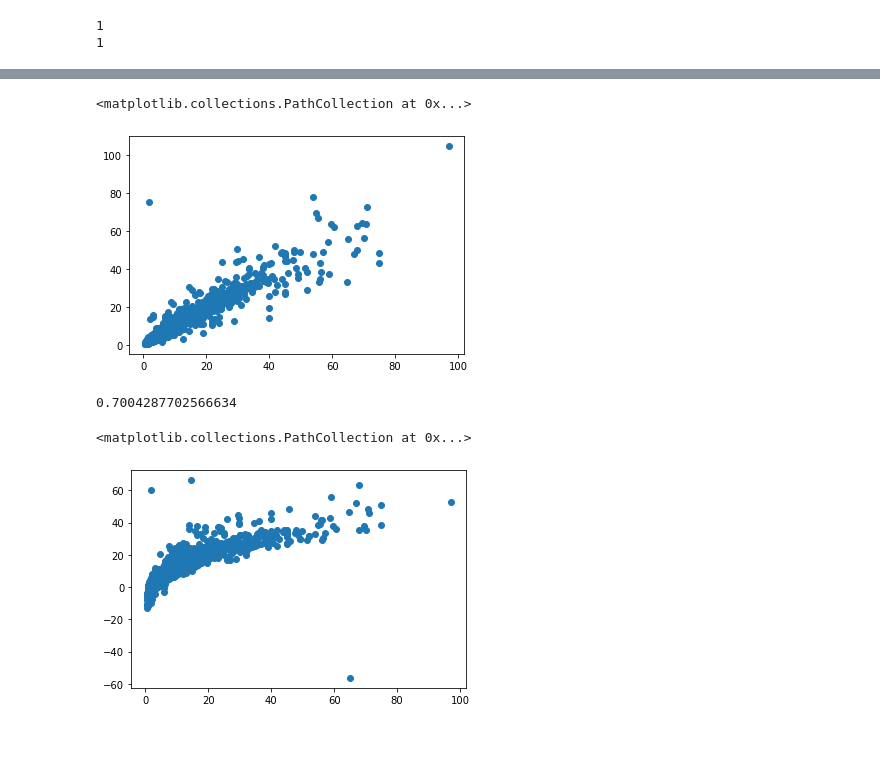
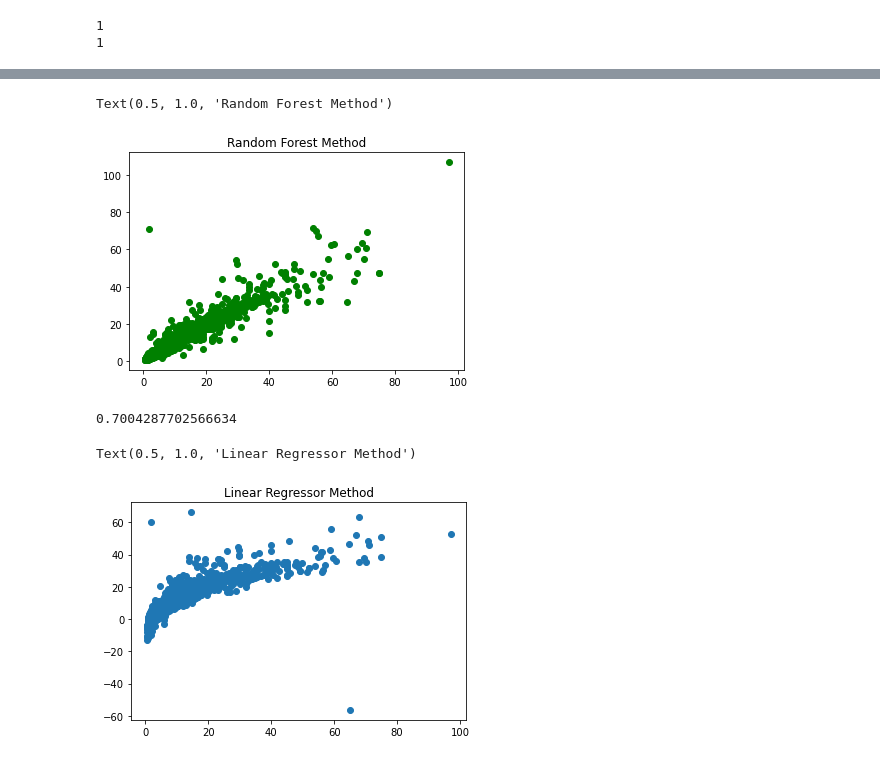
Before and after one commit to samart-KAOS/used_car_price_prediction, a Jupyter notebook: used_car.ipynb, the cells around one changed output, grey strips where cells are left out. Saved outputs shown, nothing was run; the diff lists cells and outputs as text; code cells hidden in the pictures.

```diff
--- a/used_car.ipynb
+++ b/used_car.ipynb
@@ -137,8 +138,9 @@ r2_score(ytest,pred)
 # %%
-plt.scatter(ytest,pred)
+plt.scatter(ytest,pred,c='green')
+plt.title("Random Forest Method")
 # %% [output]
-<matplotlib.collections.PathCollection at 0x...>
+Text(0.5, 1.0, 'Random Forest Method')
-[figure, old version]
+[figure, new version]
 # %%
 linearRegression = LinearRegression()
 linearRegression.fit(xtrain, ytrain)
@@ -148,6 +150,7 @@ r2_score(ytest, y_pred)
 0.7004287702566634
 # %%
 plt.scatter(ytest,y_pred)
+plt.title("Linear Regressor Method")
 # %% [output]
-<matplotlib.collections.PathCollection at 0x...>
+Text(0.5, 1.0, 'Linear Regressor Method')
-[figure, old version]
+[figure, new version]
```
Also changed, not shown: parts of 3 cells of this notebook.
